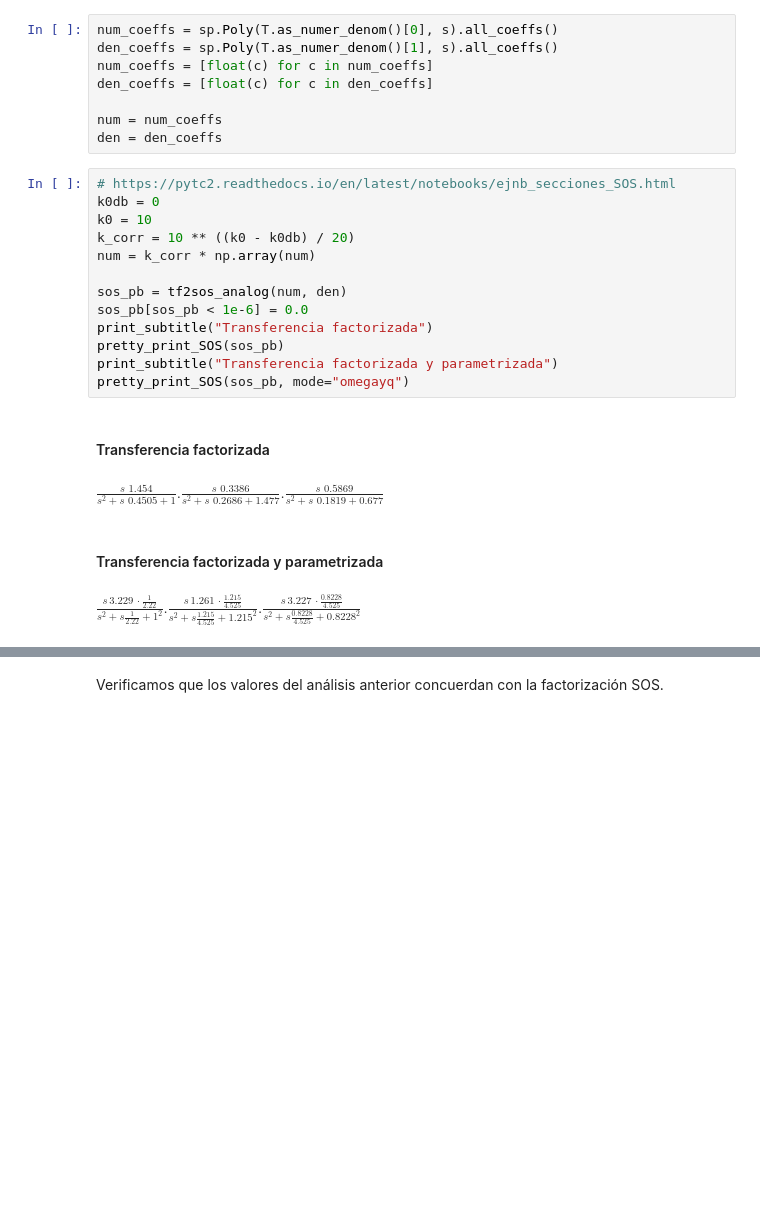
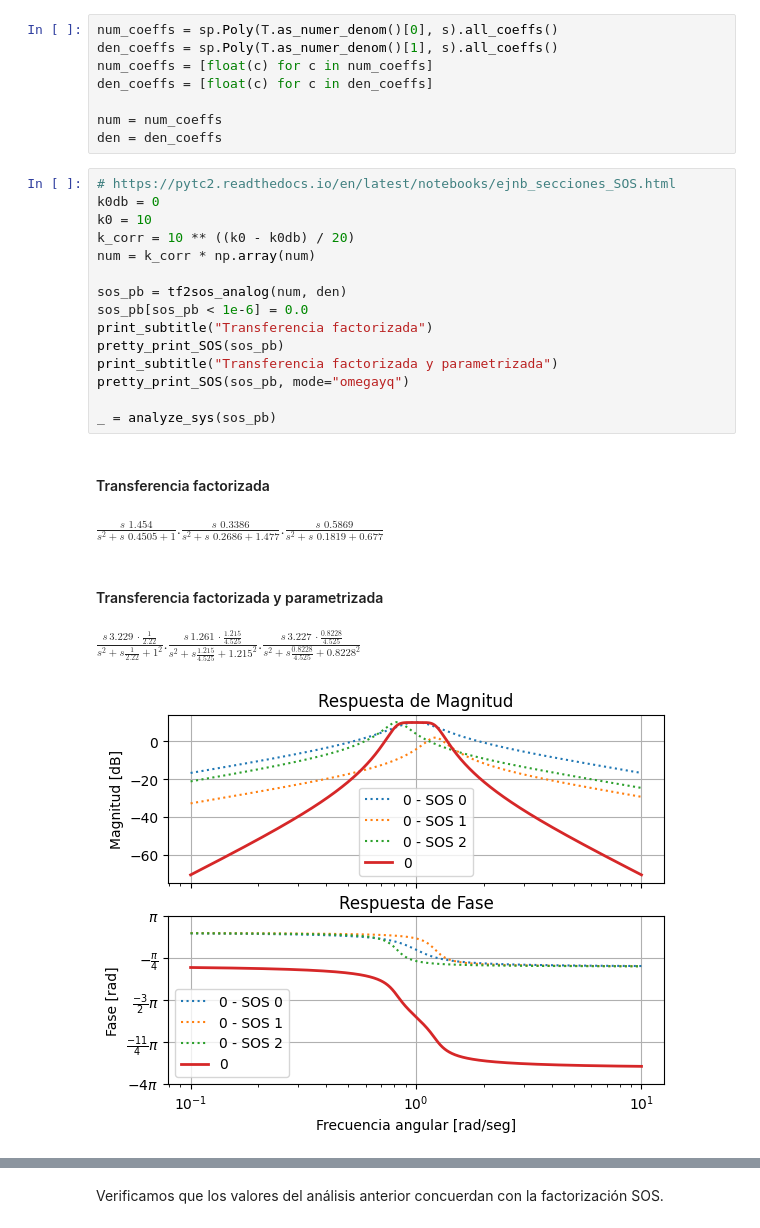
Before and after one commit to fborello-lambda/TC2-2025, a Jupyter notebook: TS6/TS6.ipynb, the cells around one changed output, grey strips where cells are left out. Saved outputs shown, nothing was run; the diff lists cells and outputs as text; blank space fills up the shorter version.

```diff
--- a/TS6/TS6.ipynb
+++ b/TS6/TS6.ipynb
@@ -300,18 +344,21 @@ den = den_coeffs
 # %%
 # https://pytc2.readthedocs.io/en/latest/notebooks/ejnb_secciones_SOS.html
 k0db = 0
 k0 = 10
 k_corr = 10 ** ((k0 - k0db) / 20)
 num = k_corr * np.array(num)
 
 sos_pb = tf2sos_analog(num, den)
 sos_pb[sos_pb < 1e-6] = 0.0
 print_subtitle("Transferencia factorizada")
 pretty_print_SOS(sos_pb)
 print_subtitle("Transferencia factorizada y parametrizada")
 pretty_print_SOS(sos_pb, mode="omegayq")
+
+_ = analyze_sys(sos_pb)
 # %% [output]
 #### Transferencia factorizada
 $\displaystyle   \frac{s \,\, 1.454 }{s^2 + s \,\, 0.4505 +   1 } . \frac{s \,\, 0.3386 }{s^2 + s \,\, 0.2686 + 1.477 } . \frac{s \,\, 0.5869 }{s^2 + s \,\, 0.1819 + 0.677 }$
 #### Transferencia factorizada y parametrizada
 $\displaystyle   \frac{s\,3.229\,\cdot \frac{  1}{2.22}}{s^2 + s \frac{  1}{2.22} +   1^2} . \frac{s\,1.261\,\cdot \frac{1.215}{4.525}}{s^2 + s \frac{1.215}{4.525} + 1.215^2} . \frac{s\,3.227\,\cdot \frac{0.8228}{4.525}}{s^2 + s \frac{0.8228}{4.525} + 0.8228^2}$
+[figure, added]
```
Also changed, not shown: parts of 3 cells of this notebook, 1 other file.
